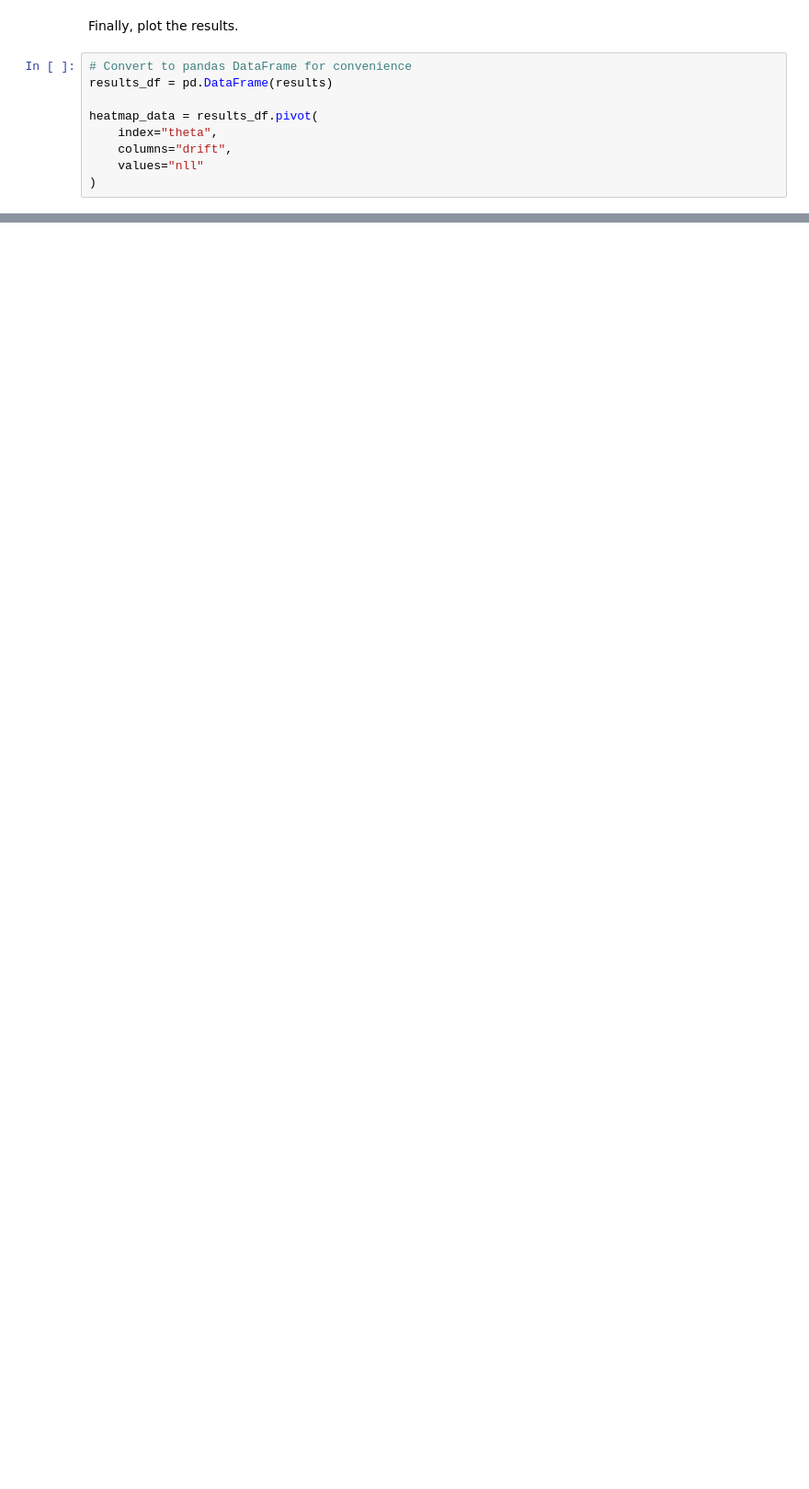
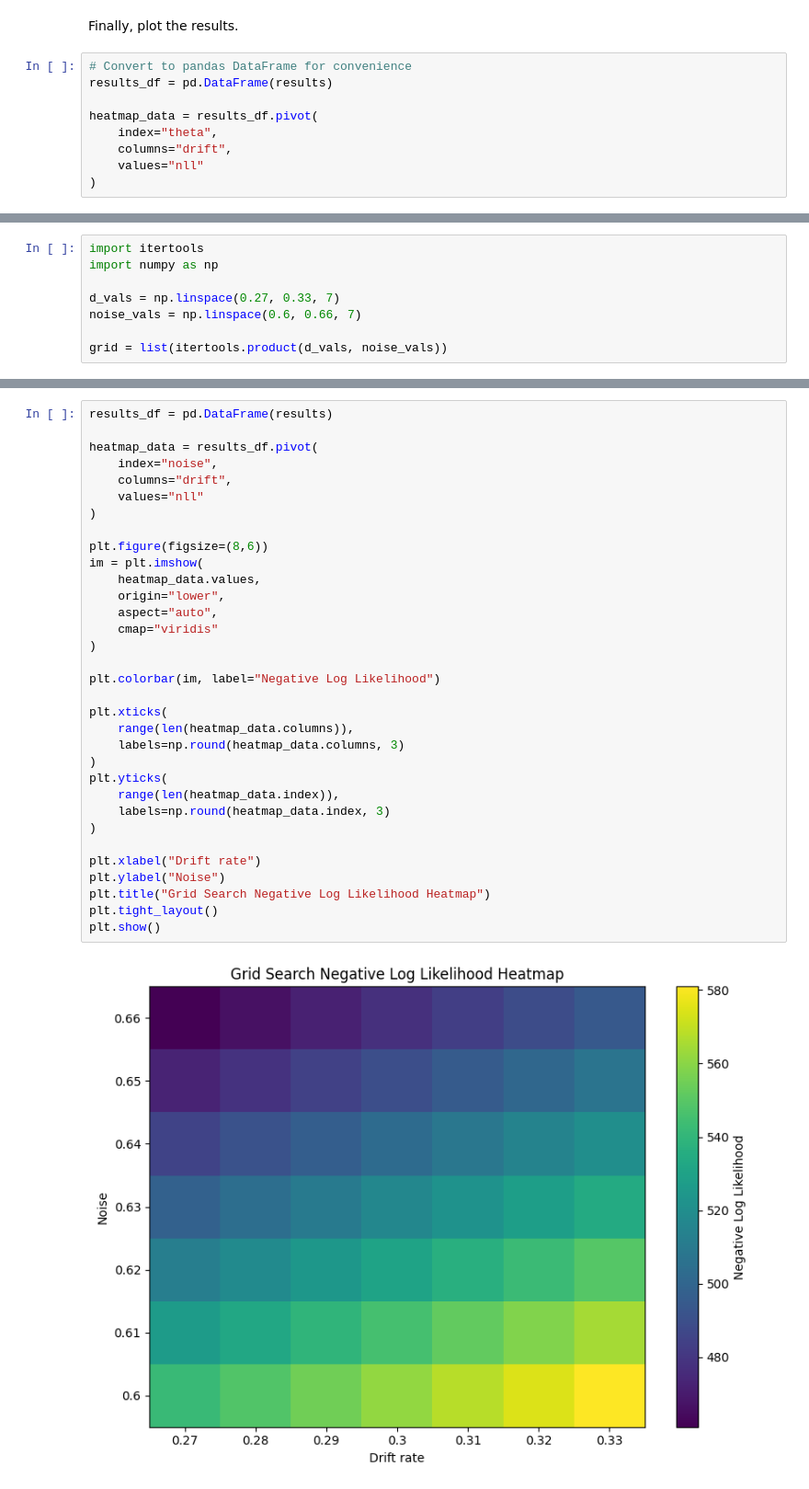
Before and after one commit to Hehesh/DDM, a Jupyter notebook: grid_search.ipynb, the cells around one changed output, grey strips where cells are left out. Shown at 92% size. Drawn from its saved outputs; the diff is of its cells as text; blank space fills up the shorter version.

Commit message:
Diagnostic grid searches

```diff
--- a/grid_search.ipynb
+++ b/grid_search.ipynb
@@ -155,0 +244,8 @@ plt.show()
+# %%
+import itertools
+import numpy as np
+
+d_vals = np.linspace(0.27, 0.33, 7)
+noise_vals = np.linspace(0.6, 0.66, 7)
+
+grid = list(itertools.product(d_vals, noise_vals))
@@ -155,0 +308,35 @@ plt.show()
+# %%
+results_df = pd.DataFrame(results)
+
+heatmap_data = results_df.pivot(
+    index="noise",
+    columns="drift",
+    values="nll"
+)
+
+plt.figure(figsize=(8,6))
+im = plt.imshow(
+    heatmap_data.values,
+    origin="lower",
+    aspect="auto",
+    cmap="viridis"
+)
+
+plt.colorbar(im, label="Negative Log Likelihood")
+
+plt.xticks(
+    range(len(heatmap_data.columns)),
+    labels=np.round(heatmap_data.columns, 3)
+)
+plt.yticks(
+    range(len(heatmap_data.index)),
+    labels=np.round(heatmap_data.index, 3)
+)
+
+plt.xlabel("Drift rate")
+plt.ylabel("Noise")
+plt.title("Grid Search Negative Log Likelihood Heatmap")
+plt.tight_layout()
+plt.show()
+# %% [output]
+[figure, added]
```
Also changed, not shown: parts of 10 cells of this notebook, 4 other files.
